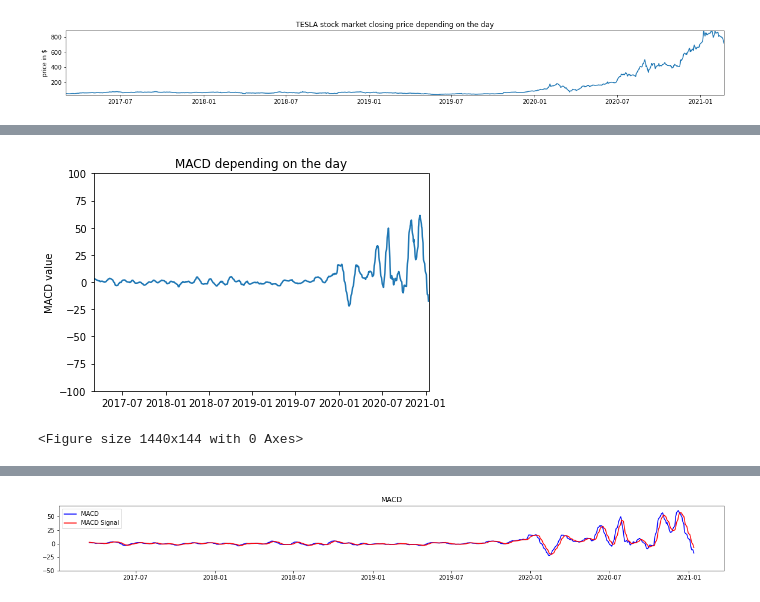
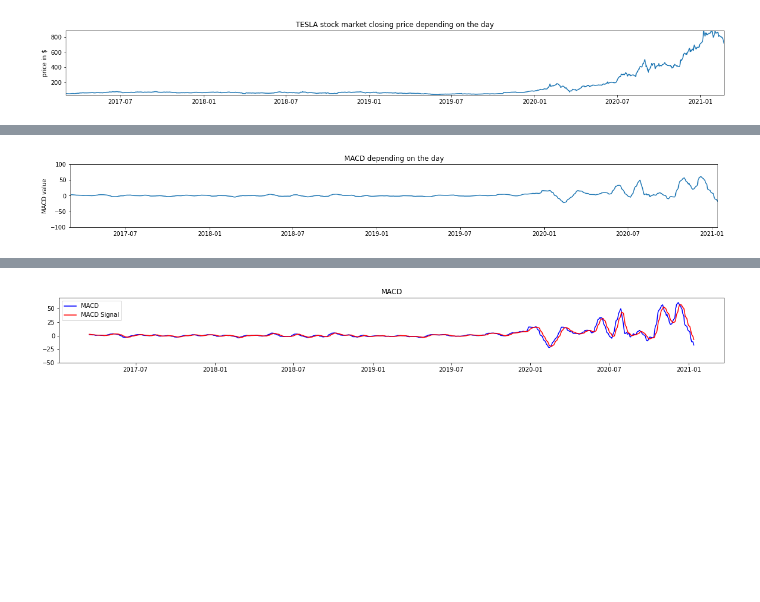
Before and after one commit to Unf0rgiv3n/MACD-Moving-Average-Convergence-Divergence, a Jupyter notebook: MACD.ipynb, the cells around one changed output, grey strips where cells are left out. Saved outputs shown, nothing was run; the diff lists cells and outputs as text; code cells hidden in the pictures; blank space fills up the shorter version.

```diff
--- a/MACD.ipynb
+++ b/MACD.ipynb
@@ -46,14 +46,13 @@ def EMA(period, day, array=None):
         denominator += pow(1-alfa, i)
     return numerator/denominator
 # %%
-fig, ax2 = plt.subplots()
+fig, ax2 = plt.subplots(figsize=(20,2))
 ax2.set_ylim([-100,100])
 MACD = []
 fixed_dates = stock_data['date'][26:]
 for i in range(1, 975):
         MACD.append(EMA(12, i) - EMA(26, i))
 plot(fixed_dates, MACD, ax2, 'MACD depending on the day', 'MACD value')
 # %% [output]
-[figure, old version]
+[figure, new version]
-<Figure size 1440x144 with 0 Axes>
 # %%
```
Also changed, not shown: parts of 2 cells of this notebook.
